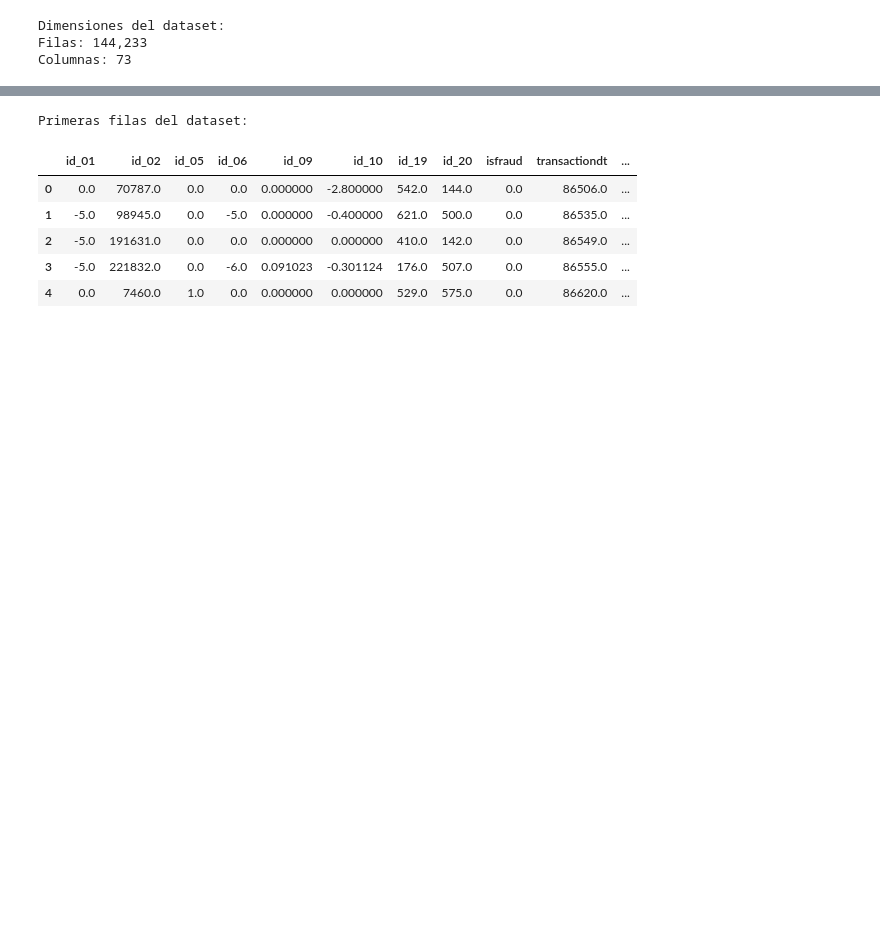
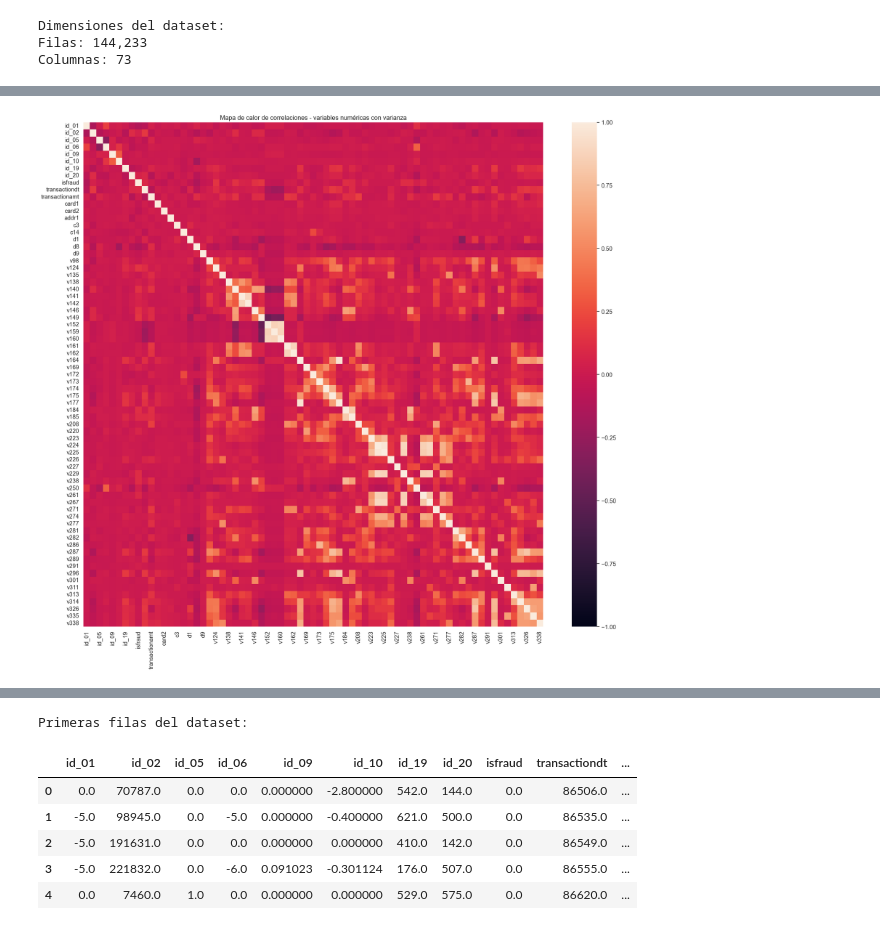
Before and after one commit to Darhudda/Machine_learning, a Jupyter notebook: _sources/EDA.ipynb, the cells around one changed output, grey strips where cells are left out. Drawn from its saved outputs; the diff is of its cells as text; code cells hidden in the pictures; blank space fills up the shorter version.

```diff
--- a/_sources/EDA.ipynb
+++ b/_sources/EDA.ipynb
@@ -21,0 +57,22 @@ Columnas: 73
+# %%
+import seaborn as sns
+import matplotlib.pyplot as plt
+
+# Filtrar variables numéricas con al menos 2 valores distintos
+num_cols = df.select_dtypes(include='number')
+num_cols = num_cols.loc[:, num_cols.nunique() > 1]
+
+# Correlación y heatmap
+plt.figure(figsize=(20, 18))  # Ajusta tamaño según cantidad de columnas
+sns.heatmap(
+    num_cols.corr(),
+    cmap='rocket',
+    vmin=-1,
+    vmax=1,
+    annot=False
+)
+plt.title("Mapa de calor de correlaciones - variables numéricas con varianza")
+plt.tight_layout()
+plt.show()
+# %% [output]
+[figure, added]
```
Also changed, not shown: parts of 30 cells of this notebook, 40 other files.
